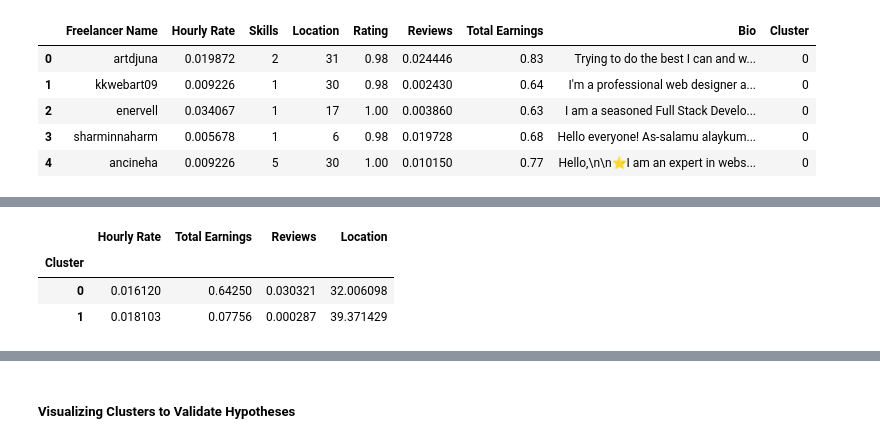
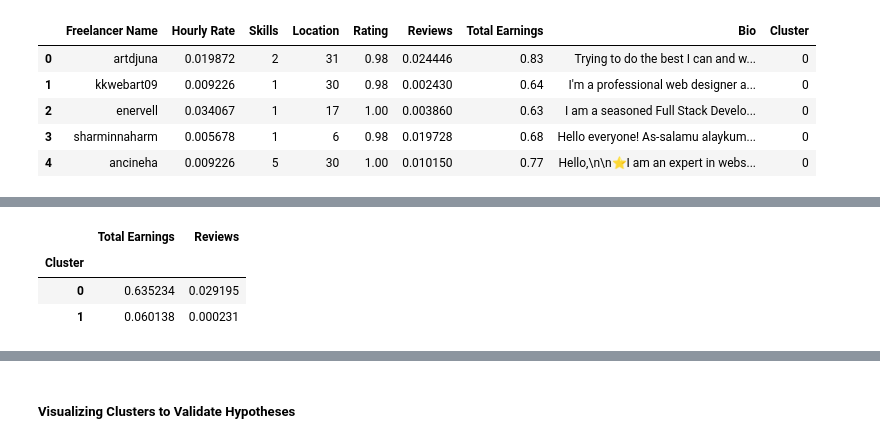
Before and after one commit to iRoseM/Freelancing-Trends--IT362, a Jupyter notebook: IT362_groub_6.ipynb, the cells around one changed output, grey strips where cells are left out. Drawn from its saved outputs; the diff is of its cells as text; code cells hidden in the pictures.

```diff
--- a/IT362_groub_6.ipynb
+++ b/IT362_groub_6.ipynb
@@ -1976,9 +2004,9 @@ from sklearn.metrics import silhouette_score
 import pandas as pd
 
 
-# Perform k-means clustering with k=10
-kmeans = KMeans(n_clusters=10, random_state=42, n_init='auto')
-kmeans.fit(X_scaled)
+# Perform k-means clustering with k=4
+kmeans = KMeans(n_clusters=4, random_state=42, n_init='auto')
+kmeans.fit(X)
 labels = kmeans.labels_
 
 # Compute the WSS (Within-Cluster Sum of Squares)
@@ -2123,7 +2064,7 @@ from sklearn.cluster import KMeans
 
 kmeans = KMeans(n_clusters=2,n_init='auto')
 visualizer = SilhouetteVisualizer(kmeans, colors='yellowbrick')
-visualizer.fit(X_scaled)
+visualizer.fit(X)
 visualizer.show()
 # %% [output]
 Requirement already satisfied: yellowbrick in /usr/local/lib/python3.11/dist-packages (1.5)
@@ -2152,7 +2093,7 @@ import pandas as pd
 
 # Perform k-means clustering with k=2
 kmeans = KMeans(n_clusters=2, random_state=42, n_init='auto')
-kmeans.fit(X_scaled)
+kmeans.fit(X)
 labels = kmeans.labels_
 
 # Compute the WSS (Within-Cluster Sum of Squares)
@@ -2190,7 +2131,7 @@ from sklearn.cluster import KMeans
 
 # Apply K-Means with k=2
 kmeans = KMeans(n_clusters=2, random_state=42, n_init=10)
-df["Cluster"] = kmeans.fit_predict(X_scaled)
+df["Cluster"] = kmeans.fit_predict(X)
 
 # Display first few rows with cluster labels
 df.head()
@@ -2214,14 +2149,14 @@ dtype: int64
 # %%
 # To compare the averages of key features per cluster to see how they differ.
 
 # Define the specific features to include in the summary
-selected_features = ['Hourly Rate', 'Total Earnings', 'Reviews', 'Location']
+selected_features = ['Total Earnings', 'Reviews']
 
 # Group by Cluster and compute the mean for selected numeric features
 cluster_summary = df.groupby("Cluster")[selected_features].mean()
 display(cluster_summary)
 # %% [output]
-|  | Hourly Rate | Total Earnings | Reviews | Location |
-| Cluster |  |  |  |  |
-| 0 | 0.016120 | 0.64250 | 0.030321 | 32.006098 |
-| 1 | 0.018103 | 0.07756 | 0.000287 | 39.371429 |
+|  | Total Earnings | Reviews |
+| Cluster |  |  |
+| 0 | 0.635234 | 0.029195 |
+| 1 | 0.060138 | 0.000231 |
```
Also changed, not shown: parts of 43 cells of this notebook.
